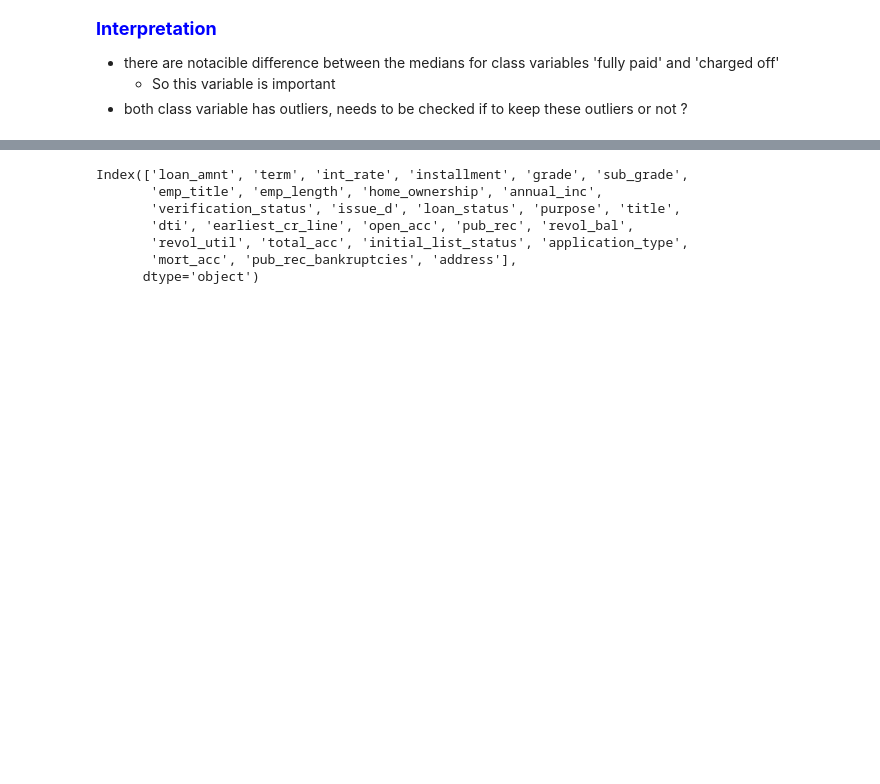
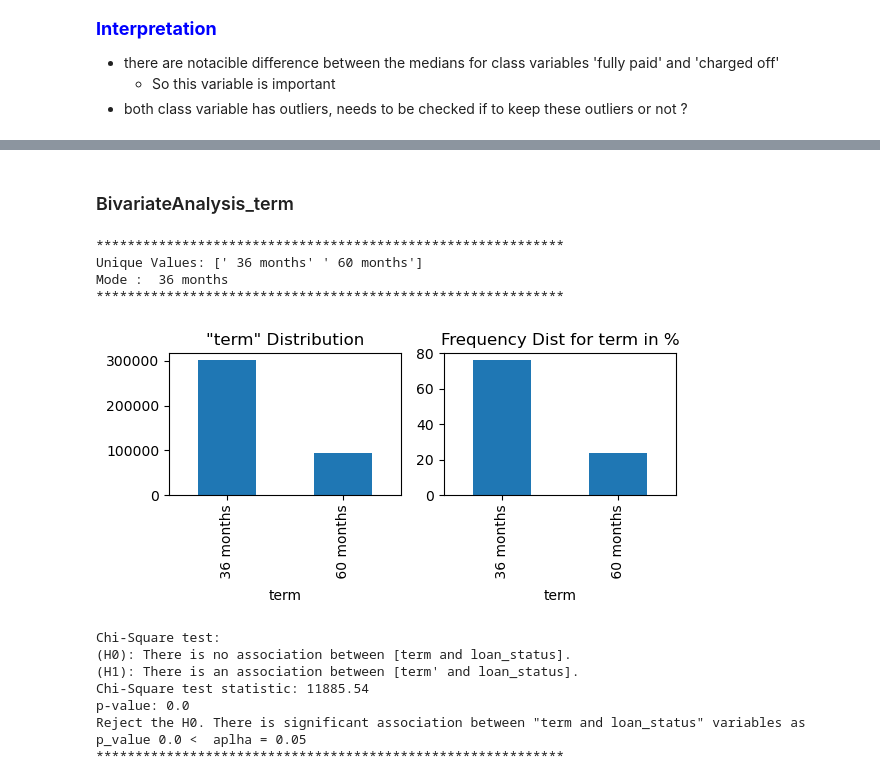
Before and after one commit to UpendraSinghRathore85/ML-Projects-Python, a Jupyter notebook: LogisticRegression/Business Case LoanTap Logistic Regression.ipynb, the cells around one changed output, grey strips where cells are left out. Saved outputs shown, nothing was run; the diff lists cells and outputs as text; code cells hidden in the pictures; blank space fills up the shorter version.

```diff
--- a/LogisticRegression/Business Case LoanTap Logistic Regression.ipynb
+++ b/LogisticRegression/Business Case LoanTap Logistic Regression.ipynb
@@ -590,10 +581,26 @@ def chisqare_test(data, predictor, target):
-# %%
-df.columns
-# %% [output]
-Index(['loan_amnt', 'term', 'int_rate', 'installment', 'grade', 'sub_grade',
-       'emp_title', 'emp_length', 'home_ownership', 'annual_inc',
-       'verification_status', 'issue_d', 'loan_status', 'purpose', 'title',
-       'dti', 'earliest_cr_line', 'open_acc', 'pub_rec', 'revol_bal',
-       'revol_util', 'total_acc', 'initial_list_status', 'application_type',
-       'mort_acc', 'pub_rec_bankruptcies', 'address'],
-      dtype='object')
+# %%
+def plot_distributions_categorical(data,feature_name):
+
+    plt.figure(figsize=(6, 3), tight_layout=True)
+    plt.subplot(1, 2, 1)
+    df[feature_name].value_counts().plot(kind='bar')
+    plt.title(f'"{feature_name}" Distribution')
+
+    plt.subplot(1, 2, 2)
+    (df[feature_name].value_counts(normalize=True)*100).plot(kind='bar')
+    plt.title(f'Frequency Dist for {feature_name} in %')
+    plt.show()
+# %%
+def statistics_and_freq_distribution(data, feature_name):
+
+    print(20*'***')
+    print(f"Unique Values: {data[feature].unique()}")
+    mode_category = data[feature_name].mode()[0]
+    print(f"Mode : {mode_category}")
+    print(20*'***')
+
+    plot_distributions_categorical(data, feature_name)
+
+    print("Chi-Square test: ")
+    chisqare_test(data, feature_name, target_variable)
+    print(20*'***')
@@ -599,0 +627,18 @@ Index(['loan_amnt', 'term', 'int_rate', 'installment', 'grade', 'sub_grade',
+# %% [markdown]
+### BivariateAnalysis_term
+# %%
+feature= 'term'
+statistics_and_freq_distribution(df, feature)
+# %% [output]
+************************************************************
+Unique Values: [' 36 months' ' 60 months']
+Mode :  36 months
+************************************************************
+[figure, added]
+Chi-Square test:
+(H0): There is no association between [term and loan_status].
+(H1): There is an association between [term' and loan_status].
+Chi-Square test statistic: 11885.54
+p-value: 0.0
+Reject the H0. There is significant association between "term and loan_status" variables as p_value 0.0 <  aplha = 0.05
+************************************************************
```
Also changed, not shown: parts of 21 cells of this notebook.
